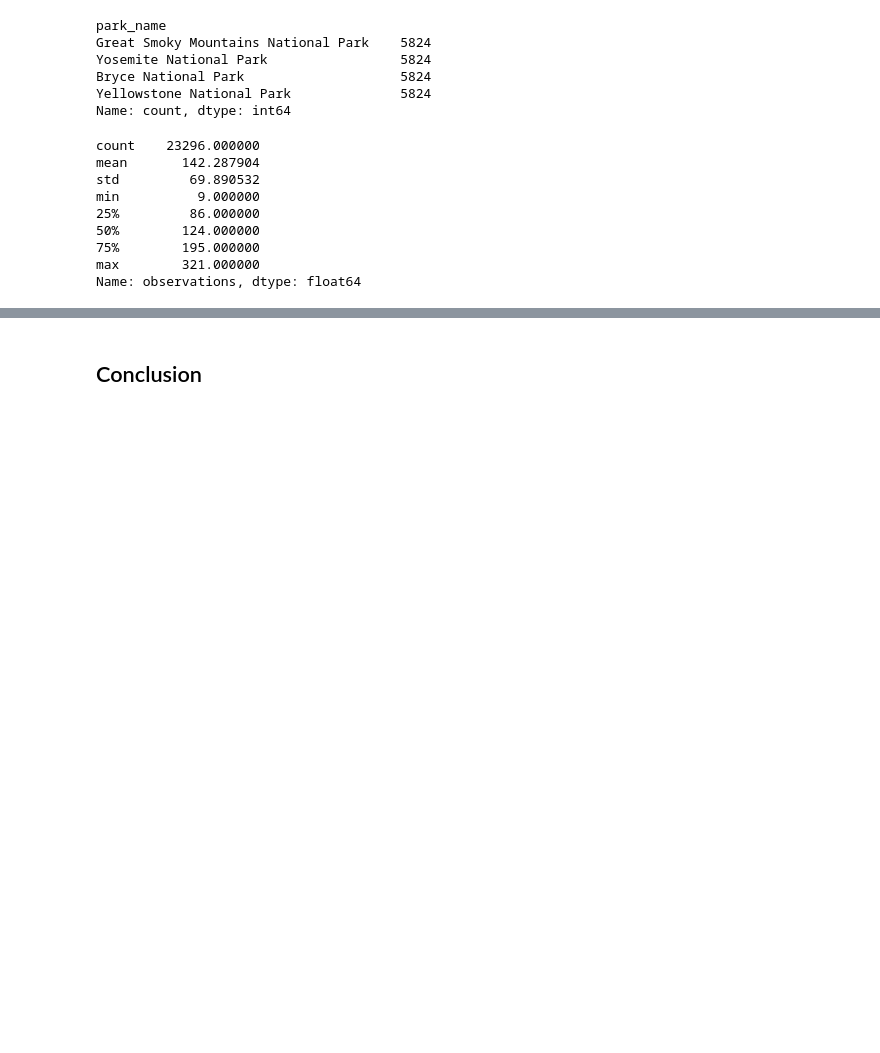
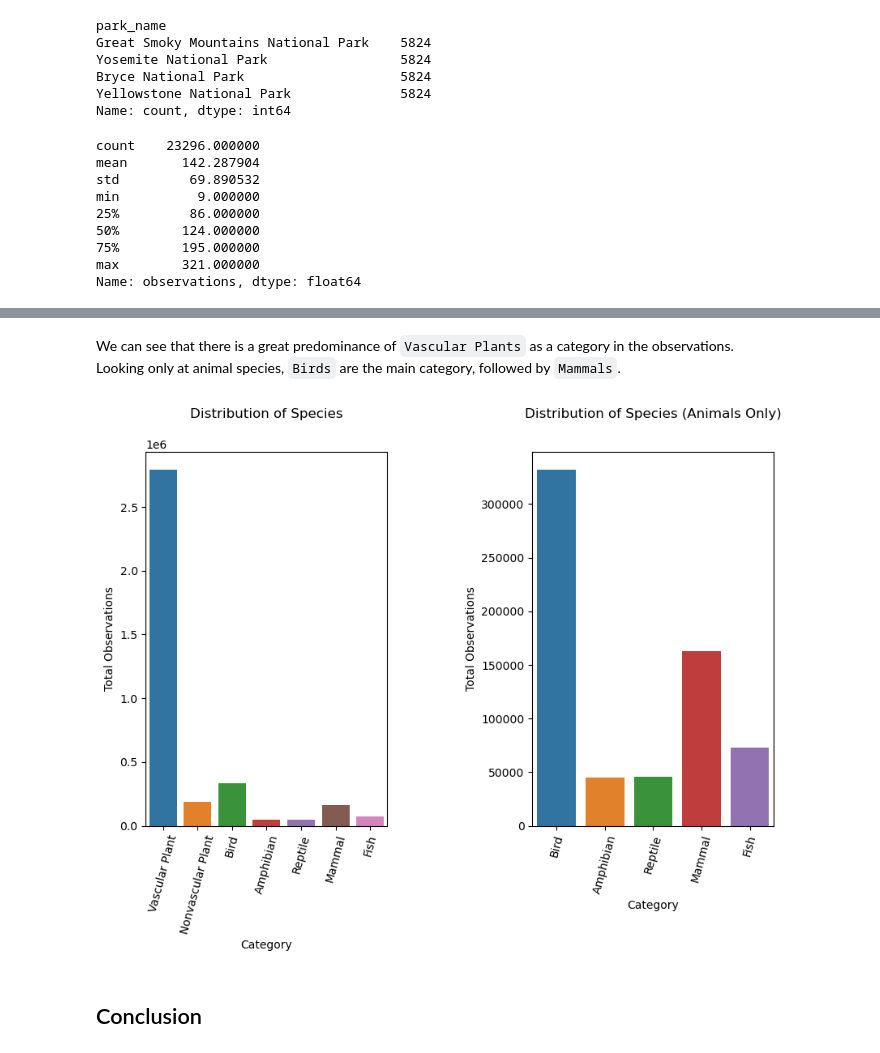
Before and after one commit to bruno-pezzolo/Codecademy-Biodiversity, a Jupyter notebook: notebook/biodiversity_analysis.ipynb, the cells around one changed output, grey strips where cells are left out. Drawn from its saved outputs; the diff is of its cells as text; code cells hidden in the pictures; blank space fills up the shorter version.

Commit message:
Completed data description; Added species distribution analysis;

```diff
--- a/notebook/biodiversity_analysis.ipynb
+++ b/notebook/biodiversity_analysis.ipynb
@@ -144,0 +146,9 @@ Name: observations, dtype: float64
+# %%
+# Create merged dataframe from observations and species
+all_df = pd.merge(
+    observations_df,
+    species_df,
+    left_on='scientific_name',
+    right_on='scientific_name',
+    how= 'outer')
+all_df.head()
@@ -145,2 +162,39 @@ Name: observations, dtype: float64
+# %% [markdown]
+We can see that there is a great predominance of `Vascular Plants` as a category in the observations.<br>
+Looking only at animal species, `Birds` are the main category, followed by `Mammals`.
+# %%
+plt.figure(figsize=(10,6))
+plt.subplots_adjust(wspace=.6)
+
+plt.subplot(1, 2, 1)
+sns.barplot(data= all_df,
+            x= 'category',
+            y= 'observations',
+            hue= 'category',
+            estimator= 'sum',
+            errorbar= None)
+
+plt.title('Distribution of Species', pad=30)
+plt.xlabel('Category')
+plt.xticks(rotation= 75)
+plt.ylabel('Total Observations')
+
+plt.subplot(1, 2, 2)
+sns.barplot(data= all_df[~all_df['category'].isin(['Vascular Plant', 'Nonvascular Plant'])],
+            x= 'category',
+            y= 'observations',
+            hue= 'category',
+            estimator= 'sum',
+            errorbar= None)
+
+plt.title('Distribution of Species (Animals Only)', pad=30)
+plt.xlabel('Category')
+plt.xticks(rotation= 75)
+plt.ylabel('Total Observations')
+
+plt.show()
+plt.close('all')
+# %% [output]
+[figure, added]
 # %% [markdown]
 ## Conclusion
```
Also changed, not shown: parts of 3 cells of this notebook.
